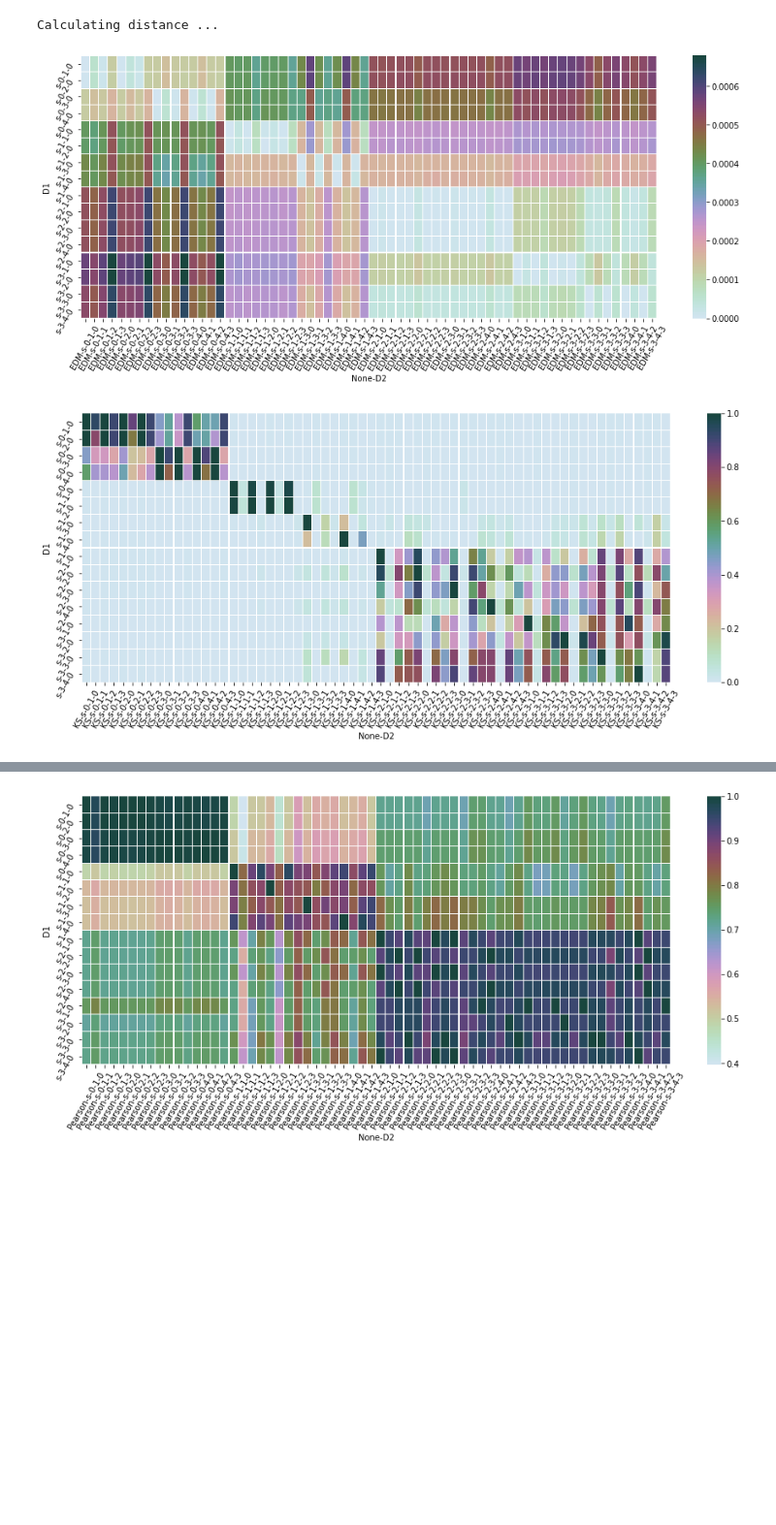
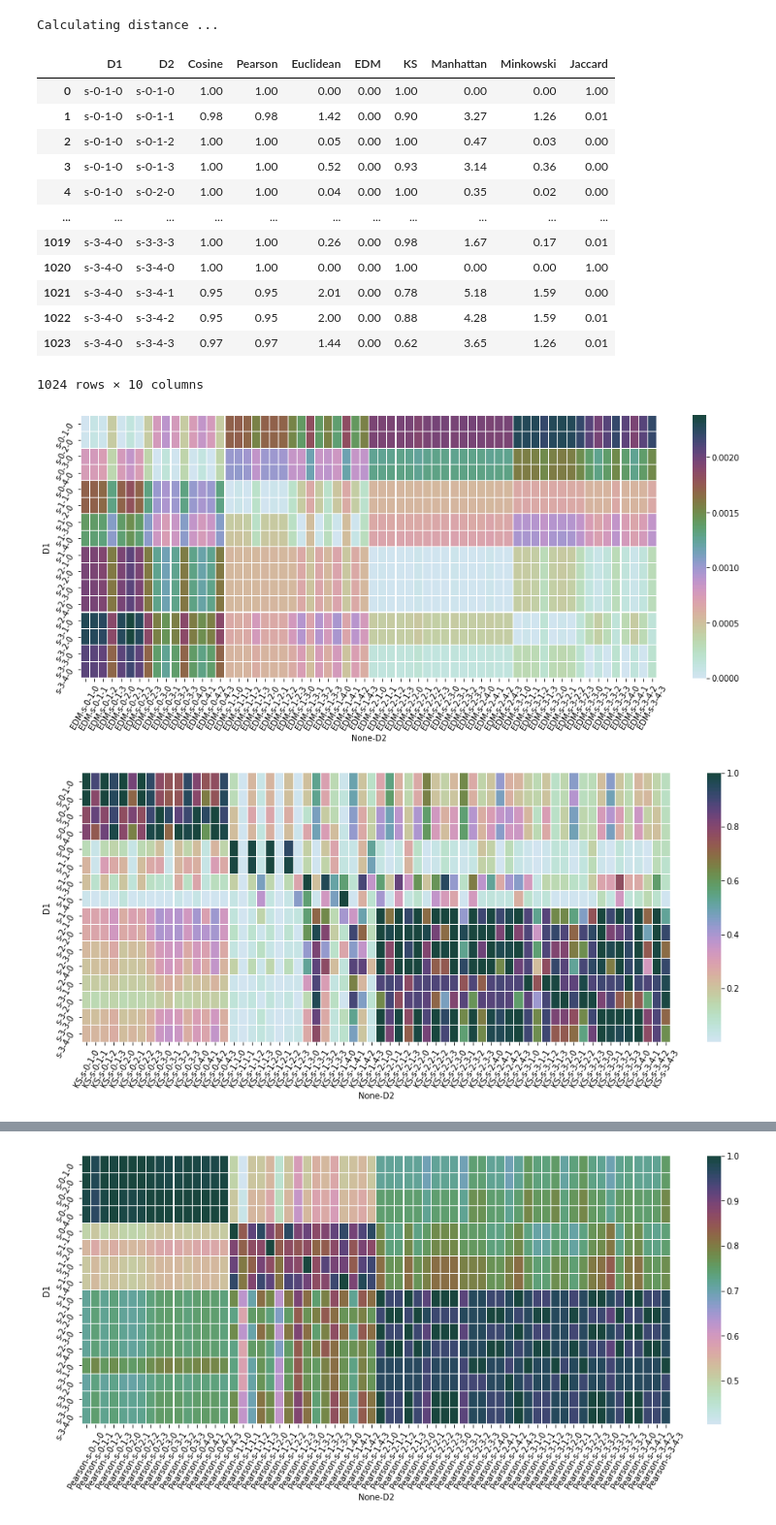
Before and after one commit to jimxie2012/iot-model-evaluation, a Jupyter notebook: src/similarity.ipynb, the cells around one changed output, grey strips where cells are left out. Shown: that part at 97% size. Drawn from its saved outputs; the diff is of its cells as text; code cells hidden in the pictures; blank space fills up the shorter version.

```diff
--- a/src/similarity.ipynb
+++ b/src/similarity.ipynb
@@ -60,13 +64,14 @@ def get_histogram(df , with_preprocess = True):
     ret_series = pd.Series()
     for key in df_tmp.keys():
         #hist, bin_edges = np.histogram(df_tmp[key],bins=15*len(df.keys()), density=True)
-        hist, bin_edges = np.histogram( df_tmp[key] , bins = 20 * len(df_tmp.keys()) )
+        hist, bin_edges = np.histogram( df_tmp[key] ,5 * len(df_tmp.keys()) )
         ret_df[key] = pd.Series(hist)
         #cate = pd.qcut( ret_df[key],10,labels=False,duplicates='drop',precision=8)
         #cate.fillna(-1,inplace=True)
         #ret_df[key] = cate
         ret_df[key] = ( ret_df[key] - ret_df[key].min() ) / ( ret_df[key].max()-ret_df[key].min() )
         #ret_df[key] = (ret_df[key] - ret_df[key].mean())/ ret_df[key].std()
+        #ret_df[key].fillna(-1,inplace=True)
         ret_series = ret_series.append(ret_df[key], ignore_index=True)
 
     return ret_df.T,ret_series.reset_index(drop=True)
@@ -155,3 +160,6 @@ for fi in csv_list:
     bar.update(1)
 # %% [output]
 Calculating histogram...
+# %%
+pd.set_option('display.float_format',lambda x : '%.2f' % x)
+df_hist.T
@@ -184,13 +206,27 @@ Calculating distance ...
 # %%
 pt = df_similarity.pivot_table(index='D1', columns=['D2'],  values=['EDM'],aggfunc=np.mean)
 show_heatmap(pt)
+df_similarity
 # %% [output]
+|  | D1 | D2 | Cosine | Pearson | Euclidean | EDM | KS | Manhattan | Minkowski | Jaccard |
+| 0 | s-0-1-0 | s-0-1-0 | 1.00 | 1.00 | 0.00 | 0.00 | 1.00 | 0.00 | 0.00 | 1.00 |
+| 1 | s-0-1-0 | s-0-1-1 | 0.98 | 0.98 | 1.42 | 0.00 | 0.90 | 3.27 | 1.26 | 0.01 |
+| 2 | s-0-1-0 | s-0-1-2 | 1.00 | 1.00 | 0.05 | 0.00 | 1.00 | 0.47 | 0.03 | 0.00 |
+| 3 | s-0-1-0 | s-0-1-3 | 1.00 | 1.00 | 0.52 | 0.00 | 0.93 | 3.14 | 0.36 | 0.00 |
+| 4 | s-0-1-0 | s-0-2-0 | 1.00 | 1.00 | 0.04 | 0.00 | 1.00 | 0.35 | 0.02 | 0.00 |
+| ... | ... | ... | ... | ... | ... | ... | ... | ... | ... | ... |
+| 1019 | s-3-4-0 | s-3-3-3 | 1.00 | 1.00 | 0.26 | 0.00 | 0.98 | 1.67 | 0.17 | 0.01 |
+| 1020 | s-3-4-0 | s-3-4-0 | 1.00 | 1.00 | 0.00 | 0.00 | 1.00 | 0.00 | 0.00 | 1.00 |
+| 1021 | s-3-4-0 | s-3-4-1 | 0.95 | 0.95 | 2.01 | 0.00 | 0.78 | 5.18 | 1.59 | 0.00 |
+| 1022 | s-3-4-0 | s-3-4-2 | 0.95 | 0.95 | 2.00 | 0.00 | 0.88 | 4.28 | 1.59 | 0.01 |
+| 1023 | s-3-4-0 | s-3-4-3 | 0.97 | 0.97 | 1.44 | 0.00 | 0.62 | 3.65 | 1.26 | 0.01 |
+1024 rows × 10 columns
-[figure, old version]
+[figure, new version]
 # %%
 pt = df_similarity.pivot_table(index='D1', columns=['D2'],  values=['KS'],aggfunc=np.mean)
 show_heatmap(pt)
 # %% [output]
-[figure, old version]
+[figure, new version]
 # %%
 pt = df_similarity.pivot_table(index='D1', columns=['D2'],  values=['Euclidean'],aggfunc=np.mean)
 show_heatmap(pt)
```
Also changed, not shown: parts of 9 cells of this notebook, 6 other files.
